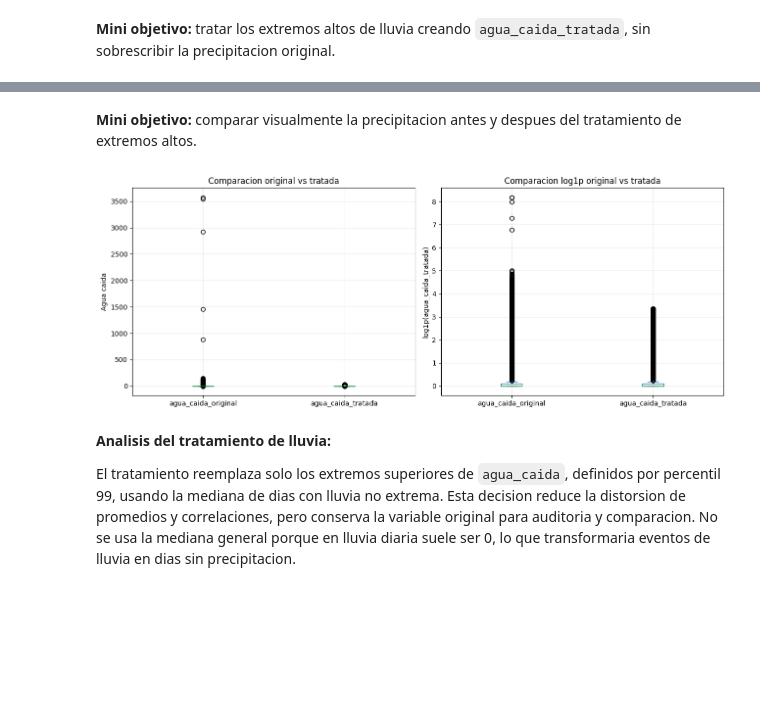
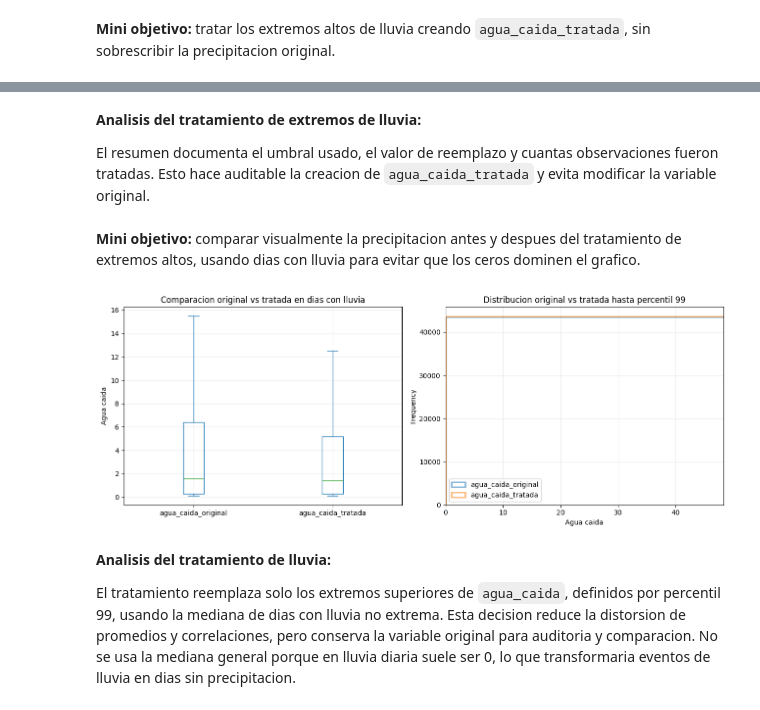
Before and after one commit to 4mnesia/DataMining, a Jupyter notebook: EV2_BIY7121_005D.ipynb, the cells around one changed output, grey strips where cells are left out. Saved outputs shown, nothing was run; the diff lists cells and outputs as text; code cells hidden in the pictures; blank space fills up the shorter version.

```diff
--- a/EV2_BIY7121_005D.ipynb
+++ b/EV2_BIY7121_005D.ipynb
@@ -595,0 +679,7 @@ display(resumen_outliers)
+# %%
+resumen_outliers = pd.DataFrame([
+    calcular_resumen_iqr(df, columna)
+    for columna in variables_outliers
+])
+
+display(resumen_outliers)
@@ -805,24 +944,2 @@ display(resumen_banderas_outliers)
 # %% [markdown]
 **Mini objetivo:** tratar los extremos altos de lluvia creando `agua_caida_tratada`, sin sobrescribir la precipitacion original.
-# %%
-# Se usa percentil 99 para tratar solo extremos altos de lluvia.
-# La mediana general de lluvia es 0 por la gran cantidad de dias sin lluvia;
-# por eso se usa la mediana de dias con lluvia no extrema.
-umbral_extremo_lluvia = df_eda['agua_caida'].quantile(0.99)
-mediana_lluvia_no_extrema = df_eda.loc[
-    (df_eda['agua_caida'] > 0) & (df_eda['agua_caida'] <= umbral_extremo_lluvia),
-    'agua_caida'
-].median()
-
-df_eda['outlier_extremo_agua_caida'] = df_eda['agua_caida'] > umbral_extremo_lluvia
-df_eda['agua_caida_tratada'] = df_eda['agua_caida'].copy()
-df_eda.loc[df_eda['outlier_extremo_agua_caida'], 'agua_caida_tratada'] = mediana_lluvia_no_extrema
-
-resumen_tratamiento_lluvia = pd.DataFrame([
-    {'indicador': 'umbral_extremo_lluvia_p99', 'valor': umbral_extremo_lluvia},
-    {'indicador': 'mediana_reemplazo_lluvia', 'valor': mediana_lluvia_no_extrema},
-    {'indicador': 'registros_reemplazados', 'valor': int(df_eda['outlier_extremo_agua_caida'].sum())},
-    {'indicador': 'porcentaje_reemplazado', 'valor': round(df_eda['outlier_extremo_agua_caida'].mean() * 100, 3)},
-])
-
-display(resumen_tratamiento_lluvia)
@@ -835,25 +979,33 @@ display(resumen_tratamiento_lluvia)
+# %% [markdown]
+**Analisis del tratamiento de extremos de lluvia:**
+
+El resumen documenta el umbral usado, el valor de reemplazo y cuantas observaciones fueron tratadas. Esto hace auditable la creacion de `agua_caida_tratada` y evita modificar la variable original.
 # %% [markdown]
-**Mini objetivo:** comparar visualmente la precipitacion antes y despues del tratamiento de extremos altos.
+**Mini objetivo:** comparar visualmente la precipitacion antes y despues del tratamiento de extremos altos, usando dias con lluvia para evitar que los ceros dominen el grafico.
 # %%
 comparacion_lluvia = pd.DataFrame({
     'agua_caida_original': df_eda['agua_caida'],
     'agua_caida_tratada': df_eda['agua_caida_tratada']
 })
 
+comparacion_lluvia_positiva = comparacion_lluvia[comparacion_lluvia['agua_caida_original'] > 0]
+limite_visual_comparacion = comparacion_lluvia_positiva.quantile(0.99).max()
+
 fig, axes = plt.subplots(1, 2, figsize=(13, 5))
 
-comparacion_lluvia.plot(kind='box', ax=axes[0])
-axes[0].set_title('Comparacion original vs tratada')
+comparacion_lluvia_positiva.plot(kind='box', ax=axes[0], showfliers=False)
+axes[0].set_title('Comparacion original vs tratada en dias con lluvia')
 axes[0].set_ylabel('Agua caida')
 
-np.log1p(comparacion_lluvia).plot(kind='box', ax=axes[1])
-axes[1].set_title('Comparacion log1p original vs tratada')
-axes[1].set_ylabel('log1p(agua_caida_tratada)')
+comparacion_lluvia_positiva.plot(kind='hist', bins=50, alpha=0.55, histtype='step', linewidth=2, ax=axes[1])
+axes[1].set_title('Distribucion original vs tratada hasta percentil 99')
+axes[1].set_xlabel('Agua caida')
+axes[1].set_xlim(0, limite_visual_comparacion)
 
 plt.tight_layout()
 plt.show()
 # %% [output]
-[figure, old version]
+[figure, new version]
 # %% [markdown]
 **Analisis del tratamiento de lluvia:**
 
```
Also changed, not shown: parts of 198 cells of this notebook, 2 other files.
